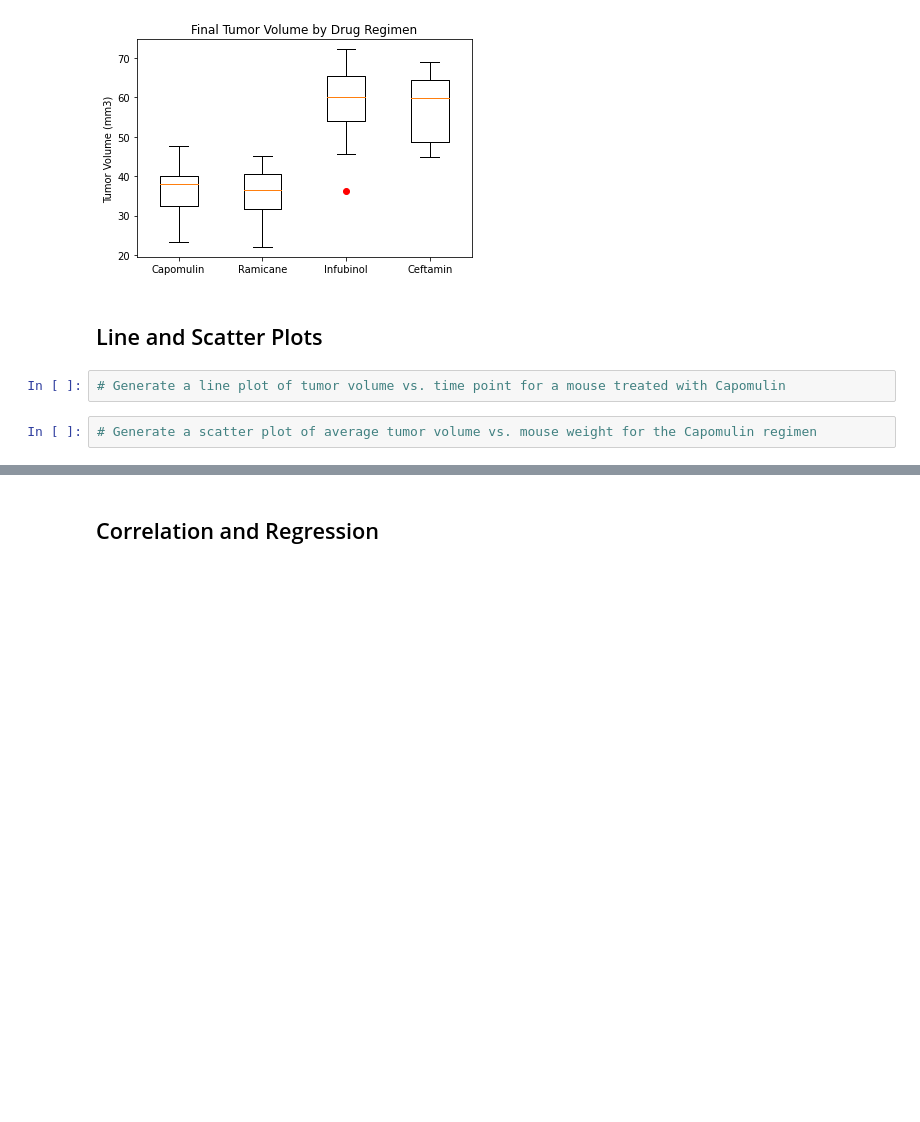
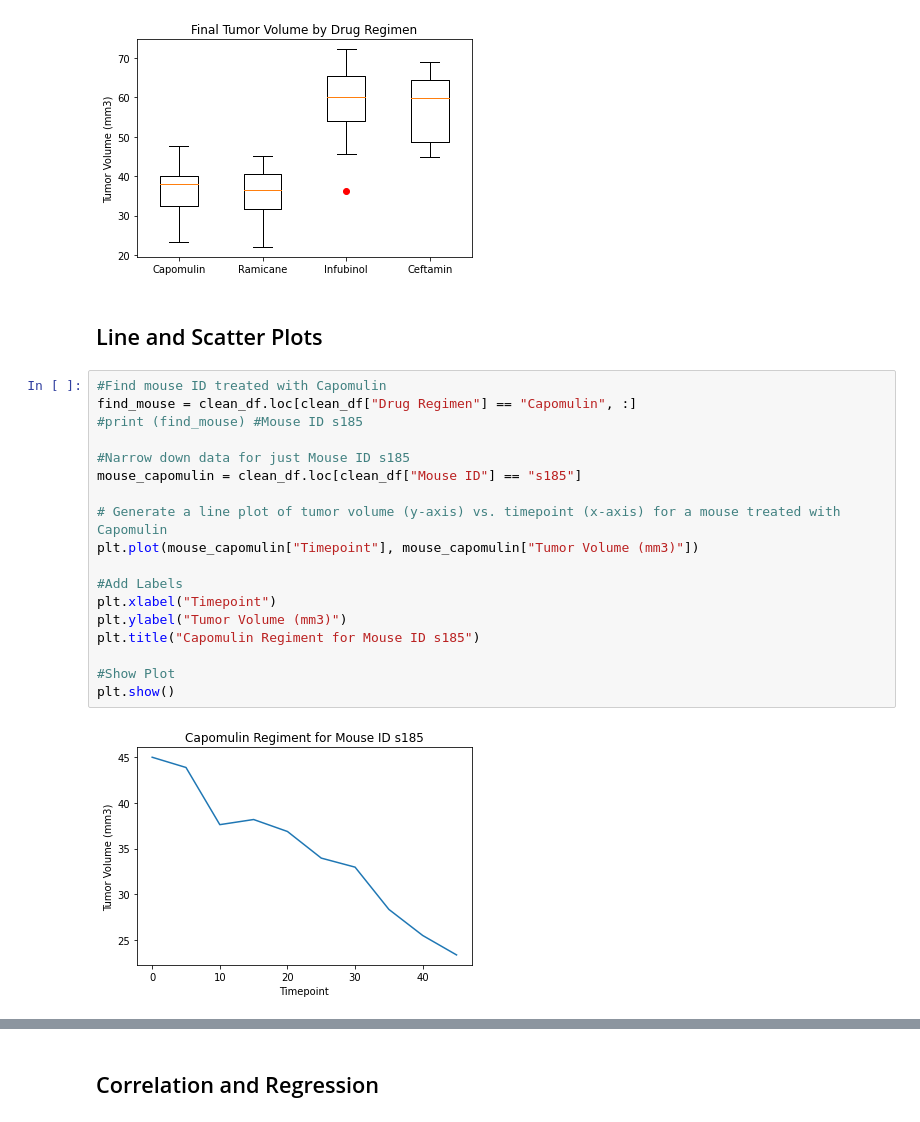
Before and after one commit to mspriest/matplotlib-challenge, a Jupyter notebook: pymaceuticals_starter.ipynb, the cells around one changed output, grey strips where cells are left out. Saved outputs shown, nothing was run; the diff lists cells and outputs as text; blank space fills up the shorter version.

Commit message:
Completed all charts

```diff
--- a/pymaceuticals_starter.ipynb
+++ b/pymaceuticals_starter.ipynb
@@ -293,7 +290,23 @@ Text(0, 0.5, 'Tumor Volume (mm3)')
 [figure]
 # %% [markdown]
 ## Line and Scatter Plots
-# %%
-# Generate a line plot of tumor volume vs. time point for a mouse treated with Capomulin
-# %%
-# Generate a scatter plot of average tumor volume vs. mouse weight for the Capomulin regimen
+# %%
+#Find mouse ID treated with Capomulin
+find_mouse = clean_df.loc[clean_df["Drug Regimen"] == "Capomulin", :]
+#print (find_mouse) #Mouse ID s185
+
+#Narrow down data for just Mouse ID s185
+mouse_capomulin = clean_df.loc[clean_df["Mouse ID"] == "s185"]
+
+# Generate a line plot of tumor volume (y-axis) vs. timepoint (x-axis) for a mouse treated with Capomulin
+plt.plot(mouse_capomulin["Timepoint"], mouse_capomulin["Tumor Volume (mm3)"])
+
+#Add Labels
+plt.xlabel("Timepoint")
+plt.ylabel("Tumor Volume (mm3)")
+plt.title("Capomulin Regiment for Mouse ID s185")
+
+#Show Plot
+plt.show()
+# %% [output]
+[figure, added]
```
Also changed, not shown: parts of 9 cells of this notebook.
